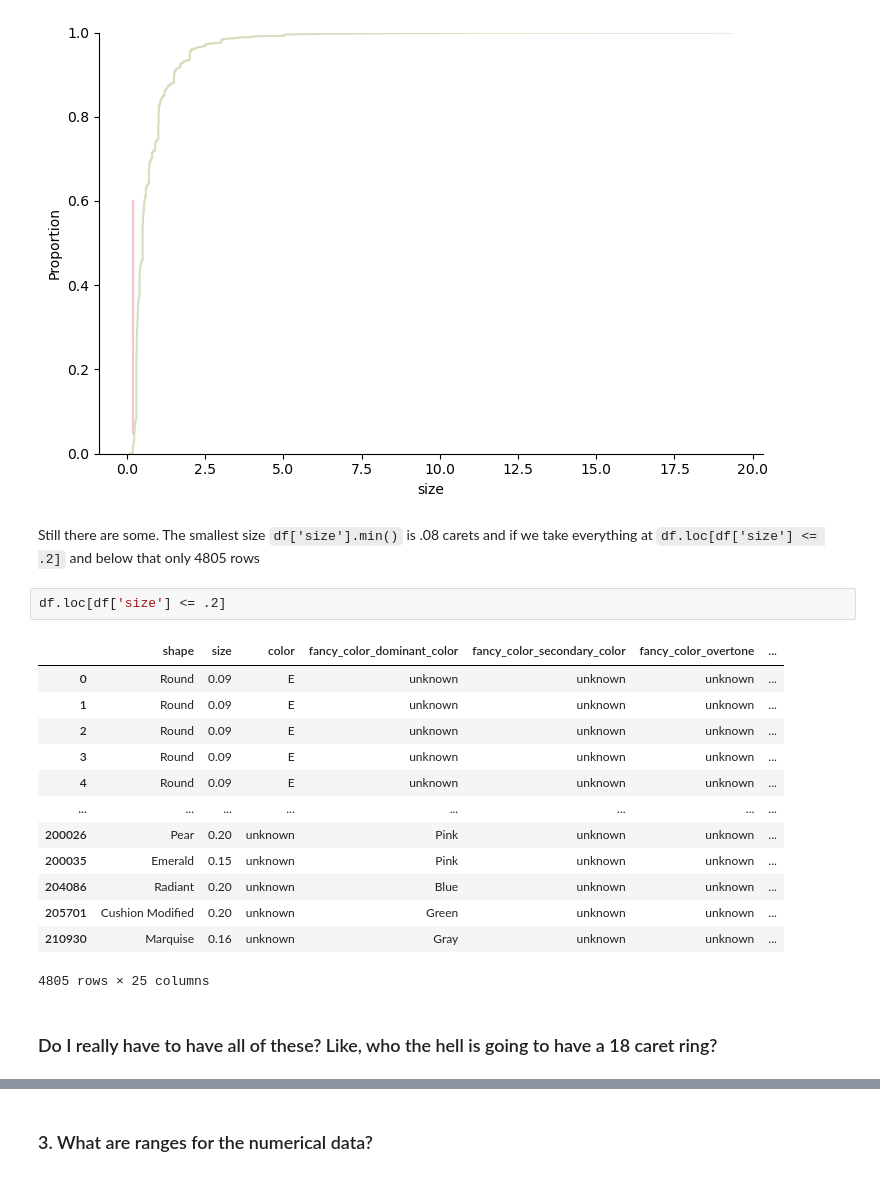
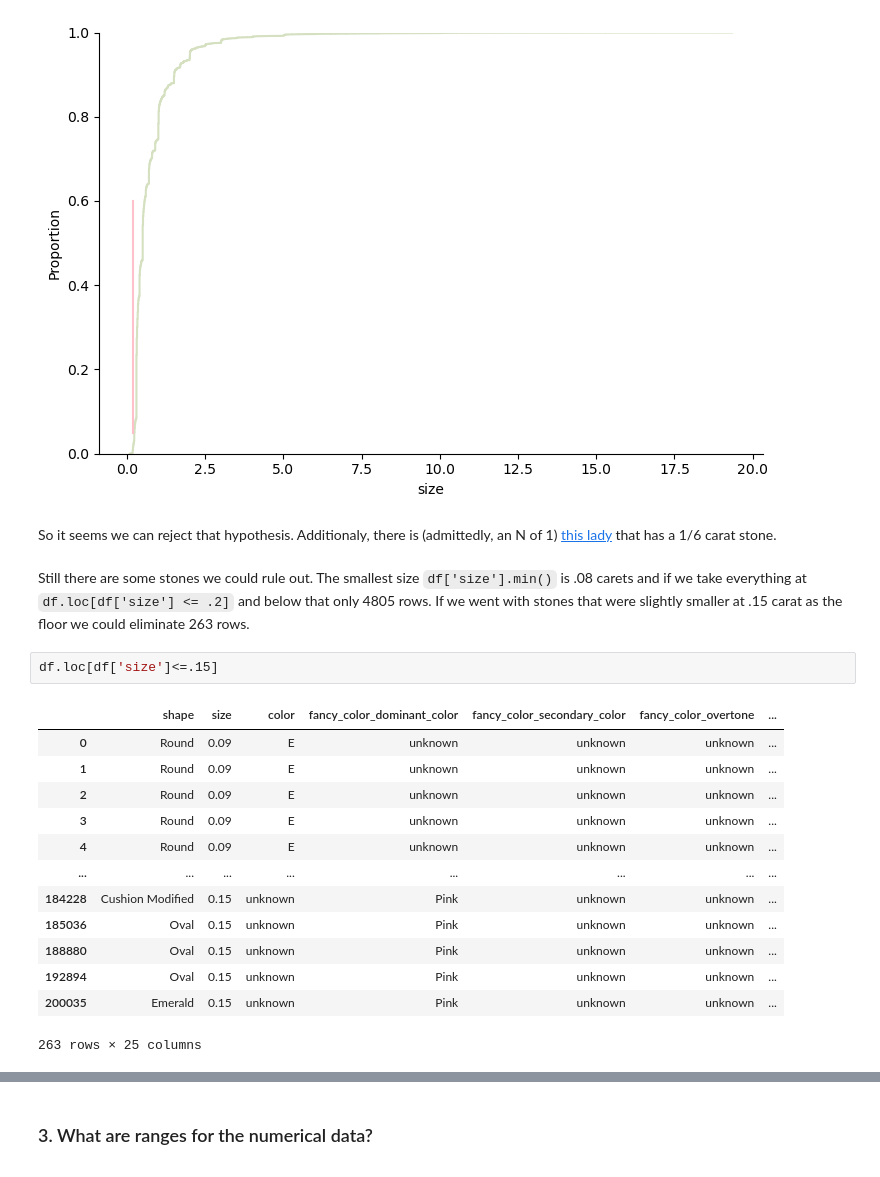
Before and after one commit to Little-PyProjects/Bees, a Jupyter notebook: Diamonds/notebook/EDA.ipynb, the cells around one changed output, grey strips where cells are left out. Drawn from its saved outputs; the diff is of its cells as text.

```diff
--- a/Diamonds/notebook/EDA.ipynb
+++ b/Diamonds/notebook/EDA.ipynb
@@ -188,23 +178,23 @@ plt.axvline(.2, 0.05, 0.6, c='pink')
 # %% [output]
 <matplotlib.lines.Line2D at 0x...>
 [figure]
+# %% [markdown]
+So it seems we can reject that hypothesis. Additionaly, there is (admittedly, an N of 1) [this lady](https://slate.com/human-interest/2013/01/dear-prudence-is-my-engagement-ring-diamond-too-small.html) that has a 1/6 carat stone.
 # %% [markdown]
-Still there are some. The smallest size `df['size'].min()` is .08 carets and if we take everything at `df.loc[df['size'] <= .2]` and below that only 4805 rows
+Still there are some stones we could rule out. The smallest size `df['size'].min()` is .08 carets and if we take everything at `df.loc[df['size'] <= .2]` and below that only 4805 rows. If we went with stones that were slightly smaller at .15 carat as the floor we could eliminate 263 rows.
 # %%
-df.loc[df['size'] <= .2]
+df.loc[df['size']<=.15]
 # %% [output]
 |  | shape | size | color | fancy_color_dominant_color | fancy_color_secondary_color | fancy_color_overtone | ... |
 | 0 | Round | 0.09 | E | unknown | unknown | unknown | ... |
 | 1 | Round | 0.09 | E | unknown | unknown | unknown | ... |
 | 2 | Round | 0.09 | E | unknown | unknown | unknown | ... |
 | 3 | Round | 0.09 | E | unknown | unknown | unknown | ... |
 | 4 | Round | 0.09 | E | unknown | unknown | unknown | ... |
 | ... | ... | ... | ... | ... | ... | ... | ... |
-| 200026 | Pear | 0.20 | unknown | Pink | unknown | unknown | ... |
+| 184228 | Cushion Modified | 0.15 | unknown | Pink | unknown | unknown | ... |
+| 185036 | Oval | 0.15 | unknown | Pink | unknown | unknown | ... |
+| 188880 | Oval | 0.15 | unknown | Pink | unknown | unknown | ... |
+| 192894 | Oval | 0.15 | unknown | Pink | unknown | unknown | ... |
 | 200035 | Emerald | 0.15 | unknown | Pink | unknown | unknown | ... |
-| 204086 | Radiant | 0.20 | unknown | Blue | unknown | unknown | ... |
-| 205701 | Cushion Modified | 0.20 | unknown | Green | unknown | unknown | ... |
-| 210930 | Marquise | 0.16 | unknown | Gray | unknown | unknown | ... |
-4805 rows × 25 columns
+263 rows × 25 columns
-# %% [markdown]
-### Do I really have to have all of these? Like, who the hell is going to have a 18 caret ring?
```
Also changed, not shown: parts of 10 cells of this notebook.
